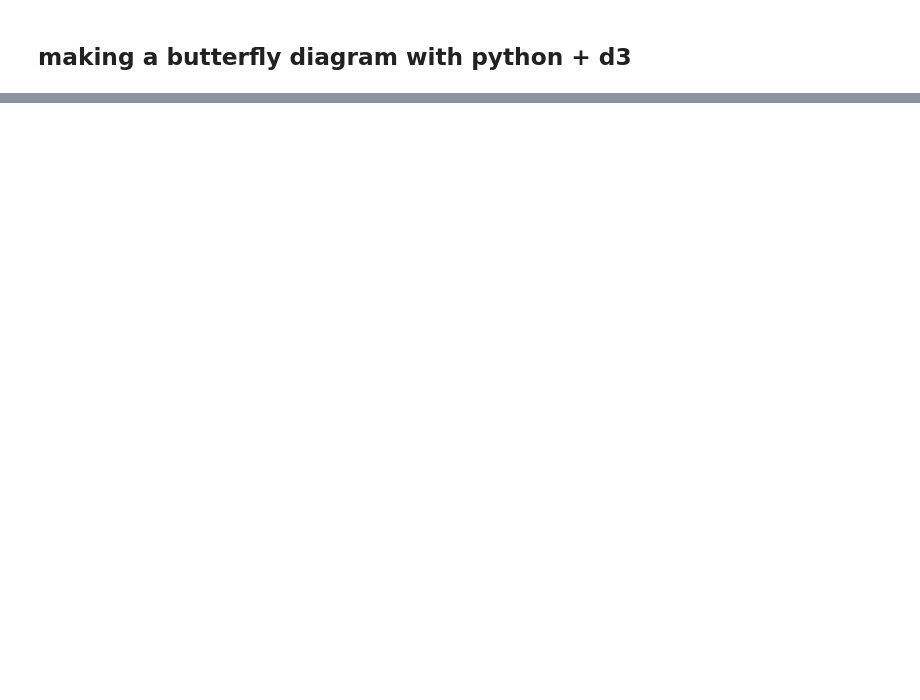
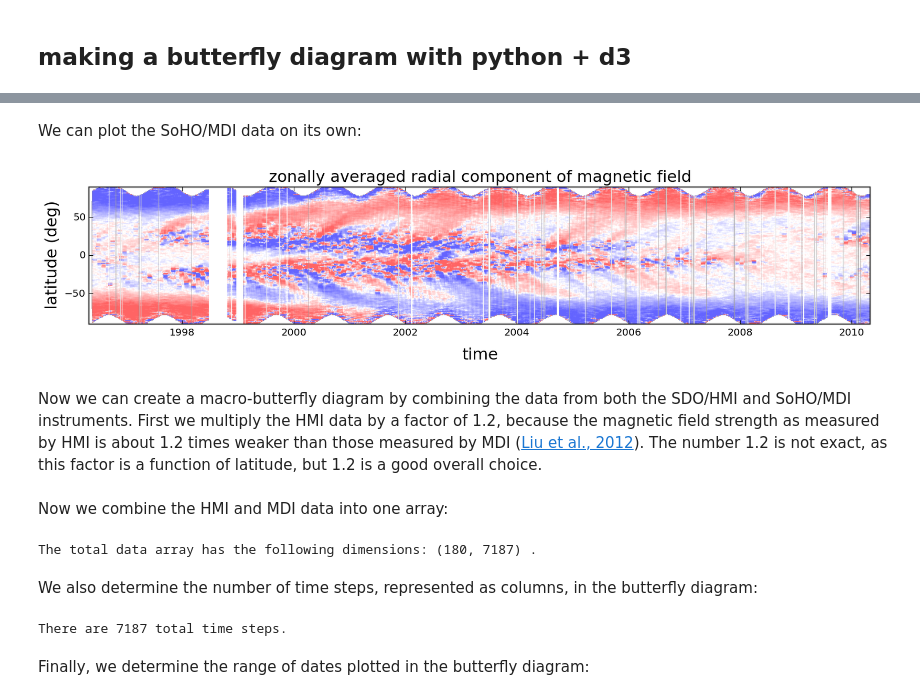
Before and after one commit to mbobra/plotting-polar-field, a Jupyter notebook: butterfly.ipynb, the cells around one changed output, grey strips where cells are left out. Drawn from its saved outputs; the diff is of its cells as text; code cells hidden in the pictures; blank space fills up the shorter version.

```diff
--- a/butterfly.ipynb
+++ b/butterfly.ipynb
@@ -141,0 +187,19 @@ mpld3.save_html(fig,'butterfly.html')
+# %%
+# disable d3 rendering
+mpld3.disable_notebook()
+
+# gather all the SoHO/MDI data at a sampling of once per day
+query = "ds=mdi.meanpf_96m[1996.05.01_00_TAI-2010.05.01_00_TAI@1d]&op=rs_list&key=T_REC&seg=mf_br"
+url = "http://jsoc.stanford.edu/cgi-bin/ajax/jsoc_info?"
+
+# read the data
+response = urllib.urlopen(url+query)
+data = json.loads(response.read())
+t_rec = data['keywords'][0]['values']
+filename = data['segments'][0]['values']
+
+# print some statistics
+n_elements = len(filename)
+print "There are "+str(n_elements)+" files."
+print "first rec is "+t_rec[0]+" file="+filename[0]
+print "last rec is "+t_rec[-1]+" file="+filename[-1]
@@ -141,0 +210,2 @@ mpld3.save_html(fig,'butterfly.html')
+# %%
+mdidata, mdidates, mdisteps = gather_the_polar_field_data(t_rec, filename, n_elements)
@@ -141,0 +215,2 @@ mpld3.save_html(fig,'butterfly.html')
+# %%
+mdidata, mdidates, mdisteps = process_the_polar_field_data(mdidata, mdidates, mdisteps)
@@ -141,0 +231,8 @@ mpld3.save_html(fig,'butterfly.html')
+# %% [markdown]
+We can plot the SoHO/MDI data on its own:
+# %%
+fig = plot_butterfly(mdidata, mdidates, mdisteps)
+# %% [output]
+[figure, added]
+# %% [markdown]
+Now we can create a macro-butterfly diagram by combining the data from both the SDO/HMI and SoHO/MDI instruments. First we multiply the HMI data by a factor of 1.2, because the magnetic field strength as measured by HMI is about 1.2 times weaker than those measured by MDI ([Liu et al., 2012](http://adsabs.harvard.edu/abs/2012SoPh..279..295L])). The number 1.2 is not exact, as this factor is a function of latitude, but 1.2 is a good overall choice.
@@ -141,0 +241,18 @@ mpld3.save_html(fig,'butterfly.html')
+# %% [markdown]
+Now we combine the HMI and MDI data into one array:
+# %%
+totaldata = np.ndarray([180,mdidata.shape[1]+hmidata_stronger.shape[1]])
+totaldata[:,0:mdidata.shape[1]] = mdidata
+totaldata[:,mdidata.shape[1]:mdidata.shape[1]+hmidata_stronger.shape[1]] = hmidata_stronger
+print "The total data array has the following dimensions:", totaldata.shape, "."
+# %% [output]
+The total data array has the following dimensions: (180, 7187) .
+# %% [markdown]
+We also determine the number of time steps, represented as columns, in the butterfly diagram:
+# %%
+totalsteps = hmisteps + mdisteps
+print "There are", totalsteps, "total time steps."
+# %% [output]
+There are 7187 total time steps.
+# %% [markdown]
+Finally, we determine the range of dates plotted in the butterfly diagram:
```
Also changed, not shown: parts of 36 cells of this notebook.
